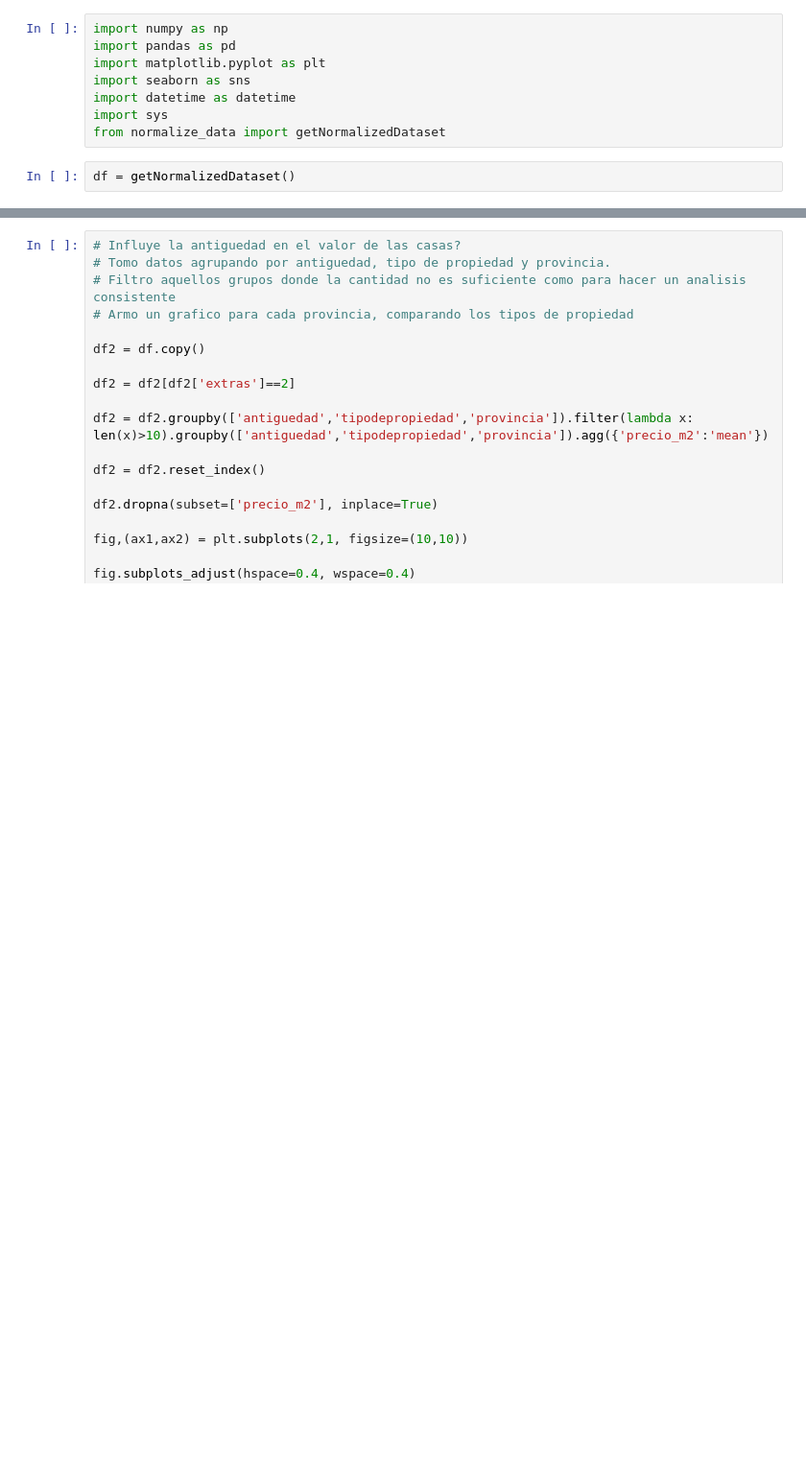
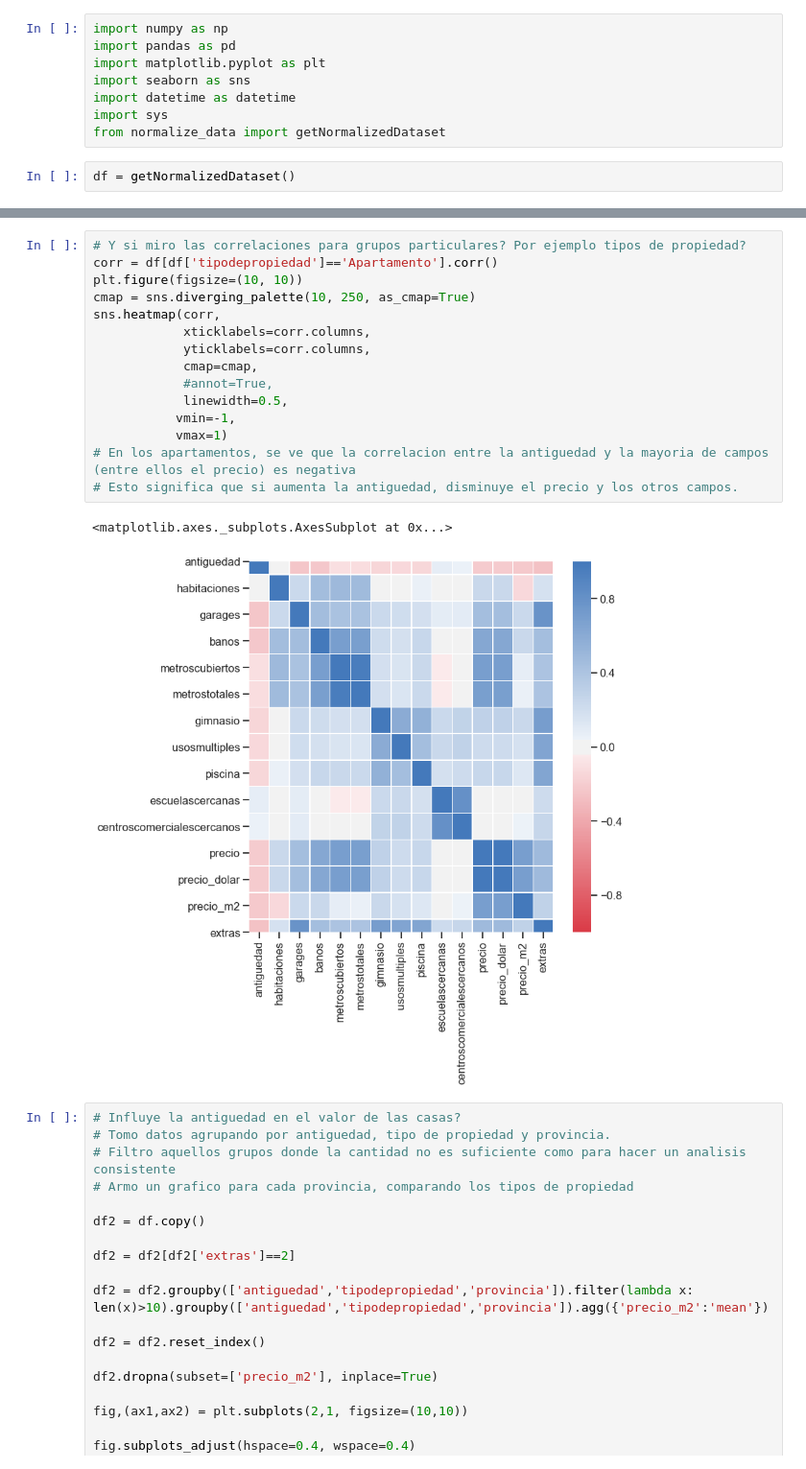
Before and after one commit to JuanCruzCastroLopez/tp1-zonajobs-analysis, a Jupyter notebook: ggp_notebook.ipynb, the cells around one changed output, grey strips where cells are left out. Shown at 96% size. Cells and saved outputs as stored; diff of their text form; blank space fills up the shorter version.

```diff
--- a/ggp_notebook.ipynb
+++ b/ggp_notebook.ipynb
@@ -11,3 +51,21 @@ df = getNormalizedDataset()
+# %%
+# Y si miro las correlaciones para grupos particulares? Por ejemplo tipos de propiedad?
+corr = df[df['tipodepropiedad']=='Apartamento'].corr()
+plt.figure(figsize=(10, 10))
+cmap = sns.diverging_palette(10, 250, as_cmap=True)
+sns.heatmap(corr,
+            xticklabels=corr.columns,
+            yticklabels=corr.columns,
+            cmap=cmap,
+            #annot=True,
+            linewidth=0.5,
+           vmin=-1,
+           vmax=1)
+# En los apartamentos, se ve que la correlacion entre la antiguedad y la mayoria de campos (entre ellos el precio) es negativa
+# Esto significa que si aumenta la antiguedad, disminuye el precio y los otros campos.
+# %% [output]
+<matplotlib.axes._subplots.AxesSubplot at 0x...>
+[figure, added]
 # %%
 # Influye la antiguedad en el valor de las casas?
 # Tomo datos agrupando por antiguedad, tipo de propiedad y provincia.
```
Also changed, not shown: parts of 7 cells of this notebook.
